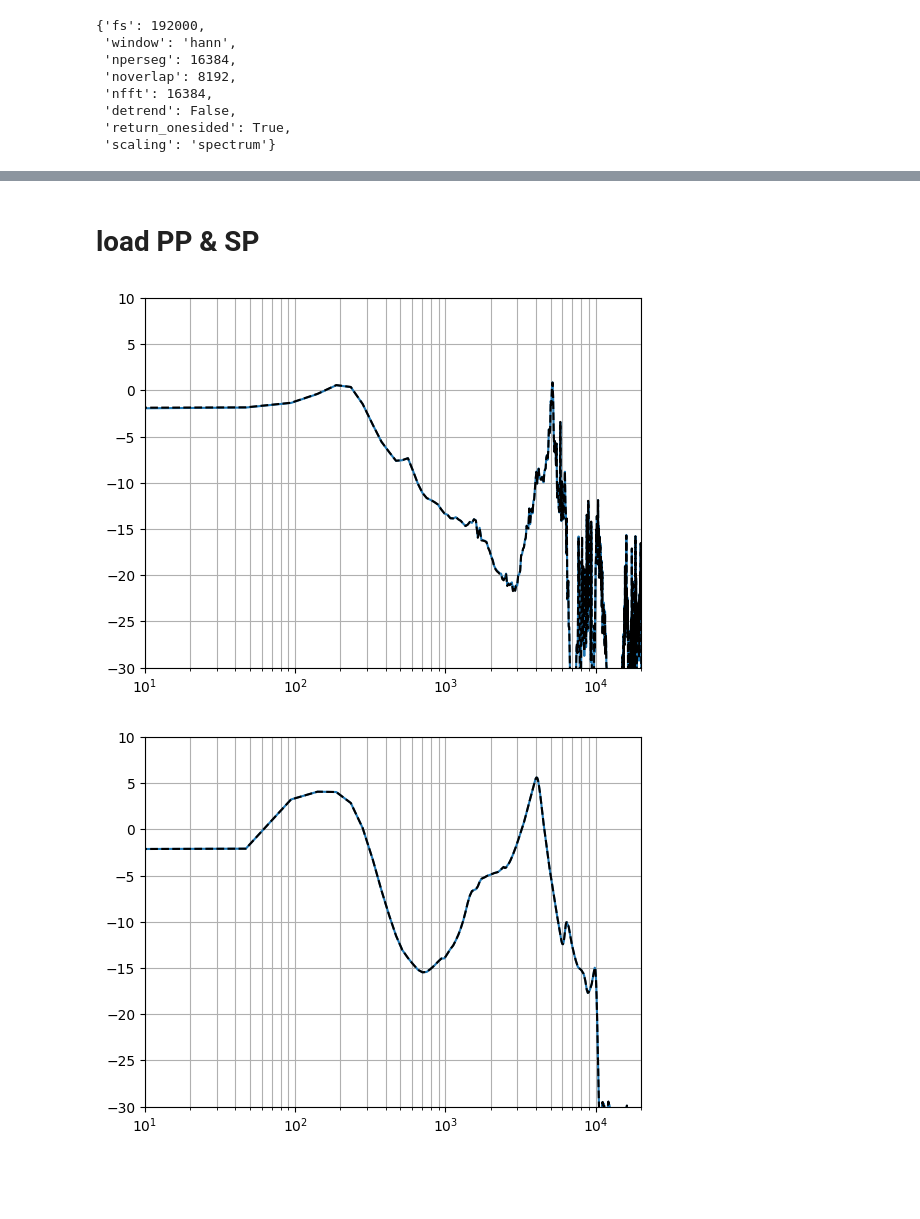
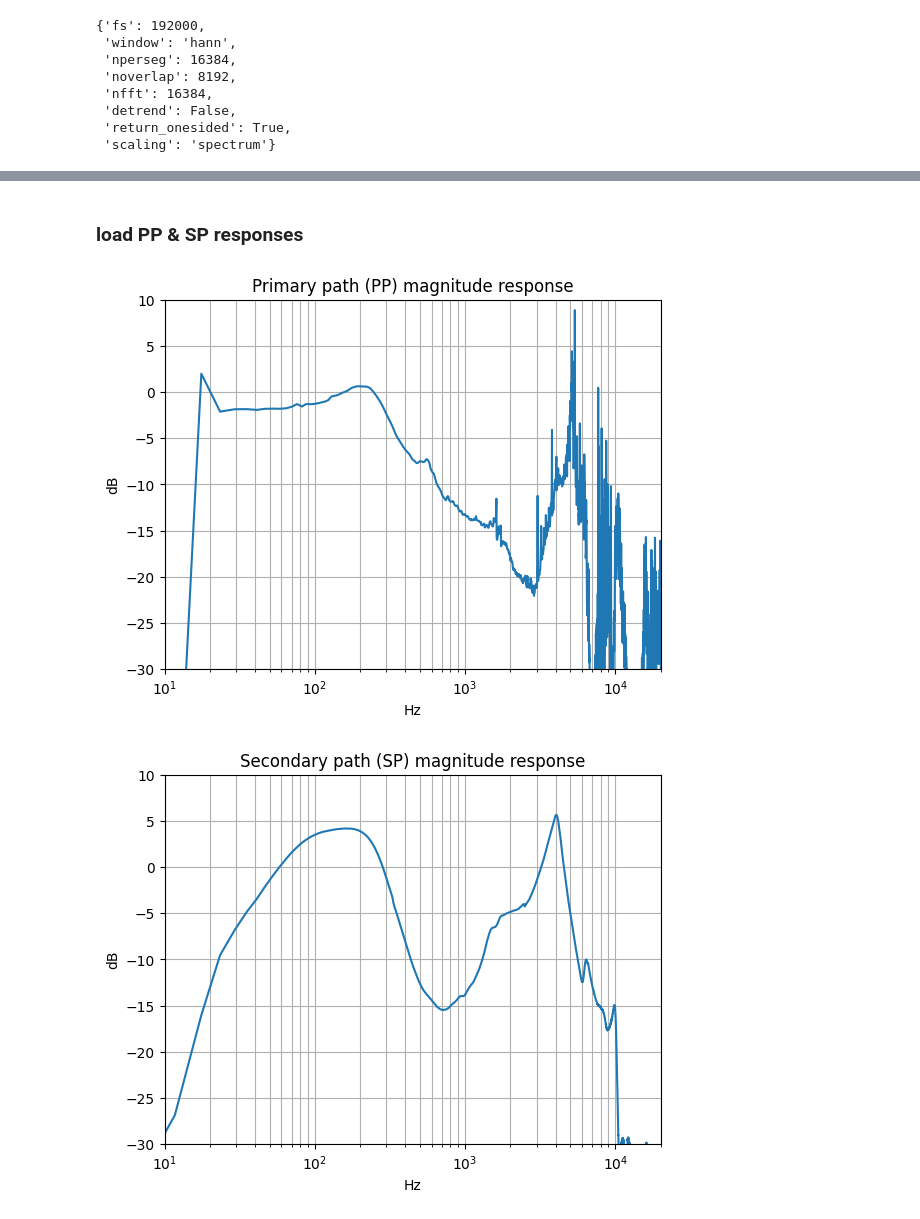
Before and after one commit to sholokhovalexey/active-noise-control, a Jupyter notebook: anc.ipynb, the cells around one changed output, grey strips where cells are left out. Saved outputs shown, nothing was run; the diff lists cells and outputs as text; code cells hidden in the pictures; blank space fills up the shorter version.

```diff
--- a/anc.ipynb
+++ b/anc.ipynb
@@ -75,5 +42,5 @@ plt.grid(which="both");
 # %% [markdown]
-# load PP & SP
+### load PP & SP responses
 # %%
 dataset_path = "/home/alexey/Documents/python/github/active-noise-control/datasets/PANDAR"
 
@@ -88,27 +55,29 @@ SP_48k = load_fir(path_sp)
 PP = resample(PP_48k, fs=fs_data, fs_new=fs)
 SP = resample(SP_48k, fs=fs_data, fs_new=fs)
 # %%
-w, h = freqz(PP_48k, a=1, worN=512, whole=False, fs=fs_data)
+w, h = freqz(PP, a=1, worN=16384, whole=False, fs=fs)
 plt.semilogx(w, 20 * np.log10(np.abs(h)));
-
-w, h = freqz(PP, a=1, worN=2048, whole=False, fs=fs)
-plt.semilogx(w, 20 * np.log10(np.abs(h)), "k--");
 
 plt.grid(which="both");
 plt.xlim(10, 20000);
 plt.ylim(-30, 10);
+
+plt.title("Primary path (PP) magnitude response")
+plt.xlabel("Hz");
+plt.ylabel("dB");
 # %% [output]
-[figure, old version]
+[figure, new version]
 # %%
-w, h = freqz(SP_48k, a=1, worN=512, whole=False, fs=fs_data)
+w, h = freqz(SP, a=1, worN=16384, whole=False, fs=fs)
 plt.semilogx(w, 20 * np.log10(np.abs(h)));
-
-w, h = freqz(SP, a=1, worN=2048, whole=False, fs=fs)
-plt.semilogx(w, 20 * np.log10(np.abs(h)), "k--");
 
 plt.grid(which="both");
 plt.xlim(10, 20000);
 plt.ylim(-30, 10);
+
+plt.title("Secondary path (SP) magnitude response")
+plt.xlabel("Hz");
+plt.ylabel("dB");
 # %% [output]
-[figure, old version]
+[figure, new version]
 # %% [markdown]
```
Also changed, not shown: parts of 22 cells of this notebook, 1 other file.
